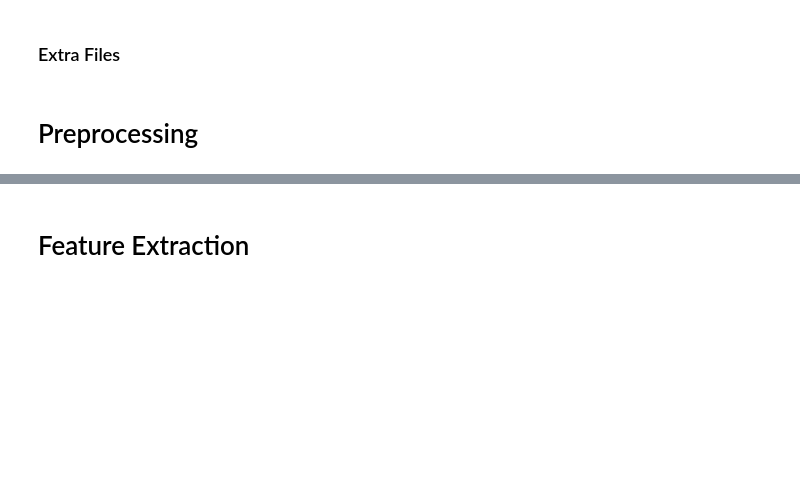
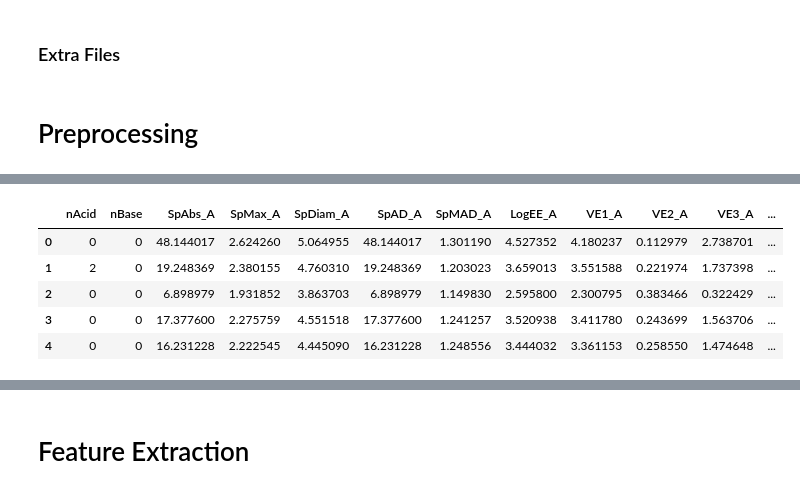
Before and after one commit to amoguscbd6969/polimer, a Jupyter notebook: baseline-copied.ipynb, the cells around one changed output, grey strips where cells are left out. Drawn from its saved outputs; the diff is of its cells as text; code cells hidden in the pictures; blank space fills up the shorter version.

```diff
--- a/baseline-copied.ipynb
+++ b/baseline-copied.ipynb
@@ -186,0 +224,9 @@ td_smiles=pd.read_csv('/kaggle/input/polymer-tg-density-excerpt/tg_density.csv')
+# %%
+rg_ds.head()
+# %% [output]
+|  | nAcid | nBase | SpAbs_A | SpMax_A | SpDiam_A | SpAD_A | SpMAD_A | LogEE_A | VE1_A | VE2_A | VE3_A | ... |
+| 0 | 0 | 0 | 48.144017 | 2.624260 | 5.064955 | 48.144017 | 1.301190 | 4.527352 | 4.180237 | 0.112979 | 2.738701 | ... |
+| 1 | 2 | 0 | 19.248369 | 2.380155 | 4.760310 | 19.248369 | 1.203023 | 3.659013 | 3.551588 | 0.221974 | 1.737398 | ... |
+| 2 | 0 | 0 | 6.898979 | 1.931852 | 3.863703 | 6.898979 | 1.149830 | 2.595800 | 2.300795 | 0.383466 | 0.322429 | ... |
+| 3 | 0 | 0 | 17.377600 | 2.275759 | 4.551518 | 17.377600 | 1.241257 | 3.520938 | 3.411780 | 0.243699 | 1.563706 | ... |
+| 4 | 0 | 0 | 16.231228 | 2.222545 | 4.445090 | 16.231228 | 1.248556 | 3.444032 | 3.361153 | 0.258550 | 1.474648 | ... |
```
Also changed, not shown: parts of 18 cells of this notebook.
